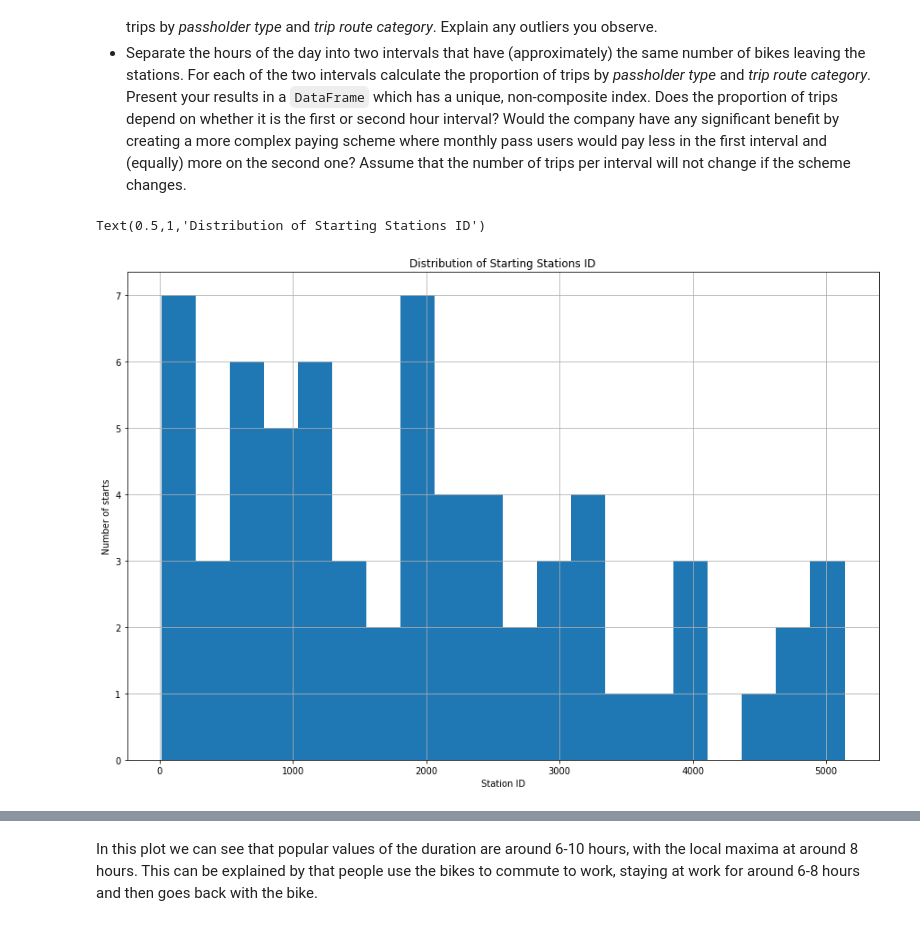
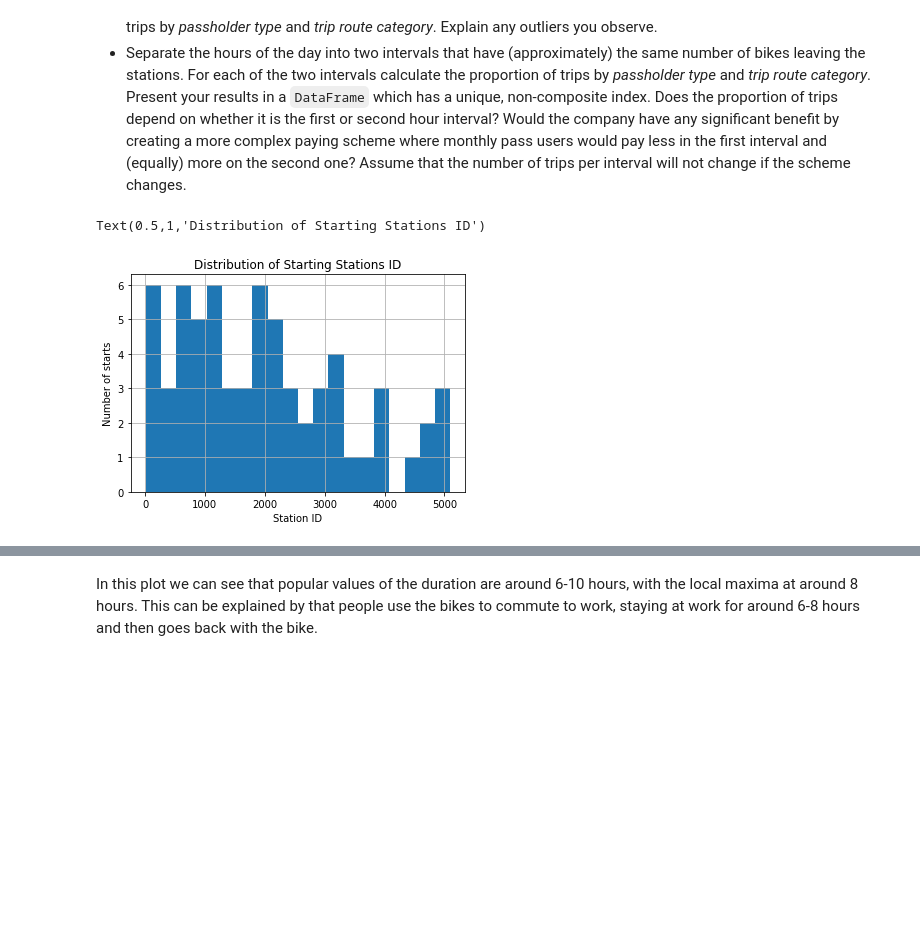
Before and after one commit to emmwel/ADAeda, a Jupyter notebook: Anna/Exercise 1.ipynb, the cells around one changed output, grey strips where cells are left out. Saved outputs shown, nothing was run; the diff lists cells and outputs as text; code cells hidden in the pictures; blank space fills up the shorter version.

```diff
--- a/Anna/Exercise 1.ipynb
+++ b/Anna/Exercise 1.ipynb
@@ -332,0 +366,20 @@ __\* Briefly explain your approach here \*__
+# %%
+# The columns 'Trip Route Category' and 'Passholder Type' are objects of string characters
+# which can be mapped to categories
+bikes['Trip Route Category'] = bikes['Trip Route Category'].astype('category')
+bikes['Passholder Type'] = bikes['Passholder Type'].astype('category')
+
+# For 'Passholder Type', we see that 'Plan Duration' is NaN for the category 'Staff Annual'.
+# Since the name is annual, we change NaN to 365
+index_staff_annual = bikes[bikes['Passholder Type'].apply(lambda x: x == 'Staff Annual')].index
+bikes.loc[index_staff_annual, 'Plan Duration'] = 365
+
+# Get index for remaining nan values in category 'Monthly Pass'
+index_remaining_nan = bikes[bikes['Passholder Type'].apply(lambda x: x == 'Monthly Pass') &
+                            bikes['Plan Duration'].isnull()].index
+
+# Only 'Monthly Pass' has NaN values, change these to 30
+bikes.loc[index_remaining_nan, 'Plan Duration'] = 30
+
+# Drop all rows where latitude (if latitude is missing, so is longitude) or bike id is missing
+bikes = bikes.dropna(subset=['Ending Station Latitude', 'Starting Station Latitude', 'Bike ID'])
@@ -332,0 +408,4 @@ __\* Briefly explain your approach here \*__
+# %%
+# Drop the columns that we extracted into new dataframes
+bikes = bikes.drop(['Duration', 'Plan Duration', 'Trip Route Category','Ending Station Latitude', 'Ending Station Longitude',
+                    'Starting Station Latitude', 'Starting Station Longitude'], axis=1)
@@ -342,17 +486,17 @@ Answer the following queries using the functionality of `Pandas`.
 # %%
 #Task B3.1
 
 # Pick out the 'Starting Station ID' column and count the number of times a station has been started from.
-starting_stations_count = df['Starting Station ID'].value_counts()
+starting_stations_count = bikes['Starting Station ID'].value_counts()
 
 # Plot histogram
 starting_stations_count.hist(bins=20)# Write your code here
 plt.xlabel('Station ID')
 plt.ylabel('Number of starts')
 plt.title('Distribution of Starting Stations ID')
 # %% [output]
 Text(0.5,1,'Distribution of Starting Stations ID')
-[figure, old version]
+[figure, new version]
 # %%
 # Task B3.2
 
```
Also changed, not shown: parts of 9 cells of this notebook.
